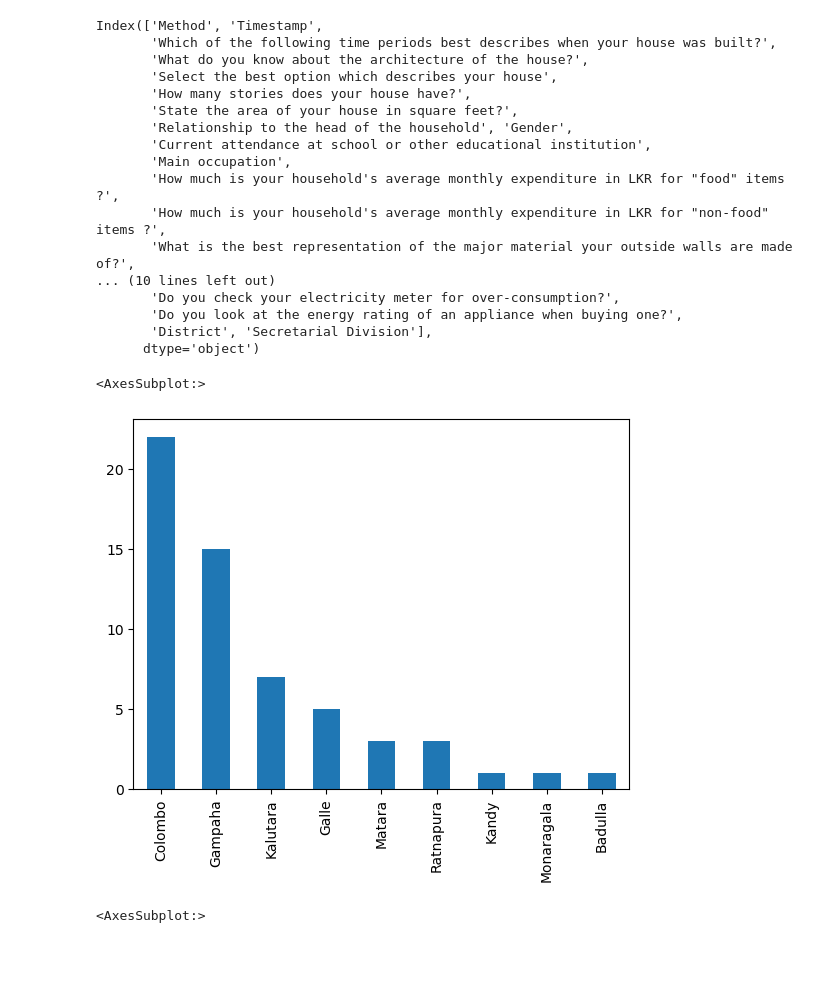
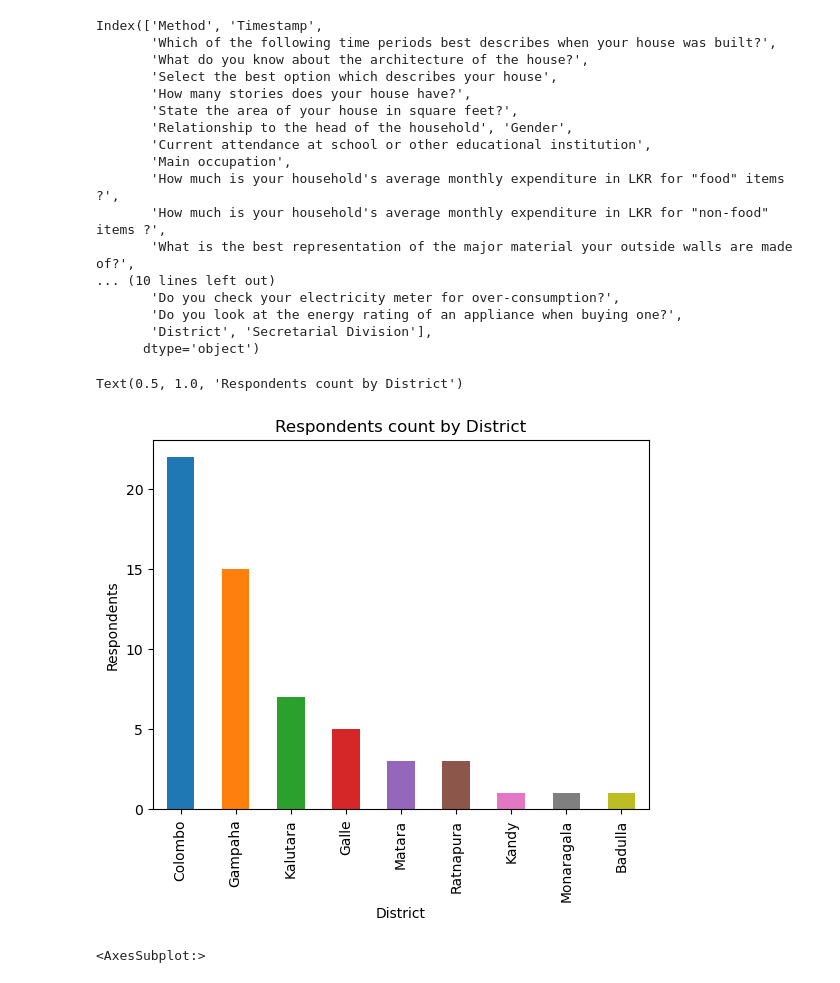
Before and after one commit to pcperera/energy-usage-sri-lanka, a Jupyter notebook: descriptive.ipynb, the cells around one changed output. Drawn from its saved outputs; the diff is of its cells as text; code cells hidden in the pictures; blank space fills up the shorter version.

```diff
--- a/descriptive.ipynb
+++ b/descriptive.ipynb
@@ -65,11 +66,18 @@ Index(['Method', 'Timestamp',
        'Do you look at the energy rating of an appliance when buying one?',
        'District', 'Secretarial Division'],
       dtype='object')
-# %%
-df['District'].value_counts().plot(kind='bar')
-# %% [output]
-<AxesSubplot:>
-[figure, removed]
+# %%
+import matplotlib.pyplot as matplot
+import numpy
+value_counts = df['District'].value_counts()
+cmap = matplot.get_cmap('tab10')
+plt = value_counts.plot(kind='bar',  color=cmap(numpy.arange(len(value_counts))))
+plt.set_xlabel('District')
+plt.set_ylabel('Respondents')
+plt.set_title('Respondents count by District')
+# %% [output]
+Text(0.5, 1.0, 'Respondents count by District')
+[figure, added]
 # %%
 df['Secretarial Division'].value_counts().plot(kind='bar')
 # %% [output]
```
Also changed, not shown: parts of 1 cell of this notebook.
